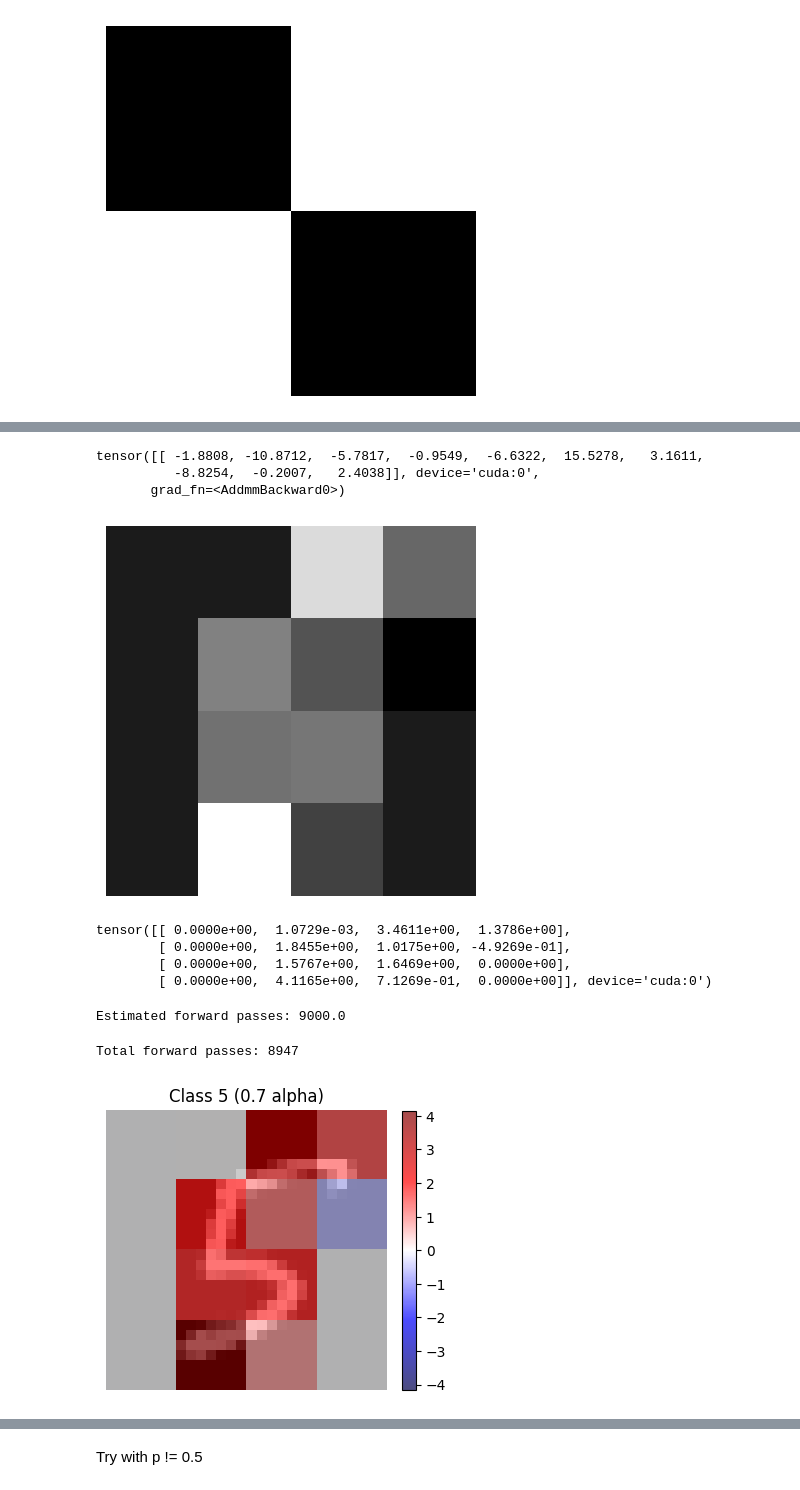
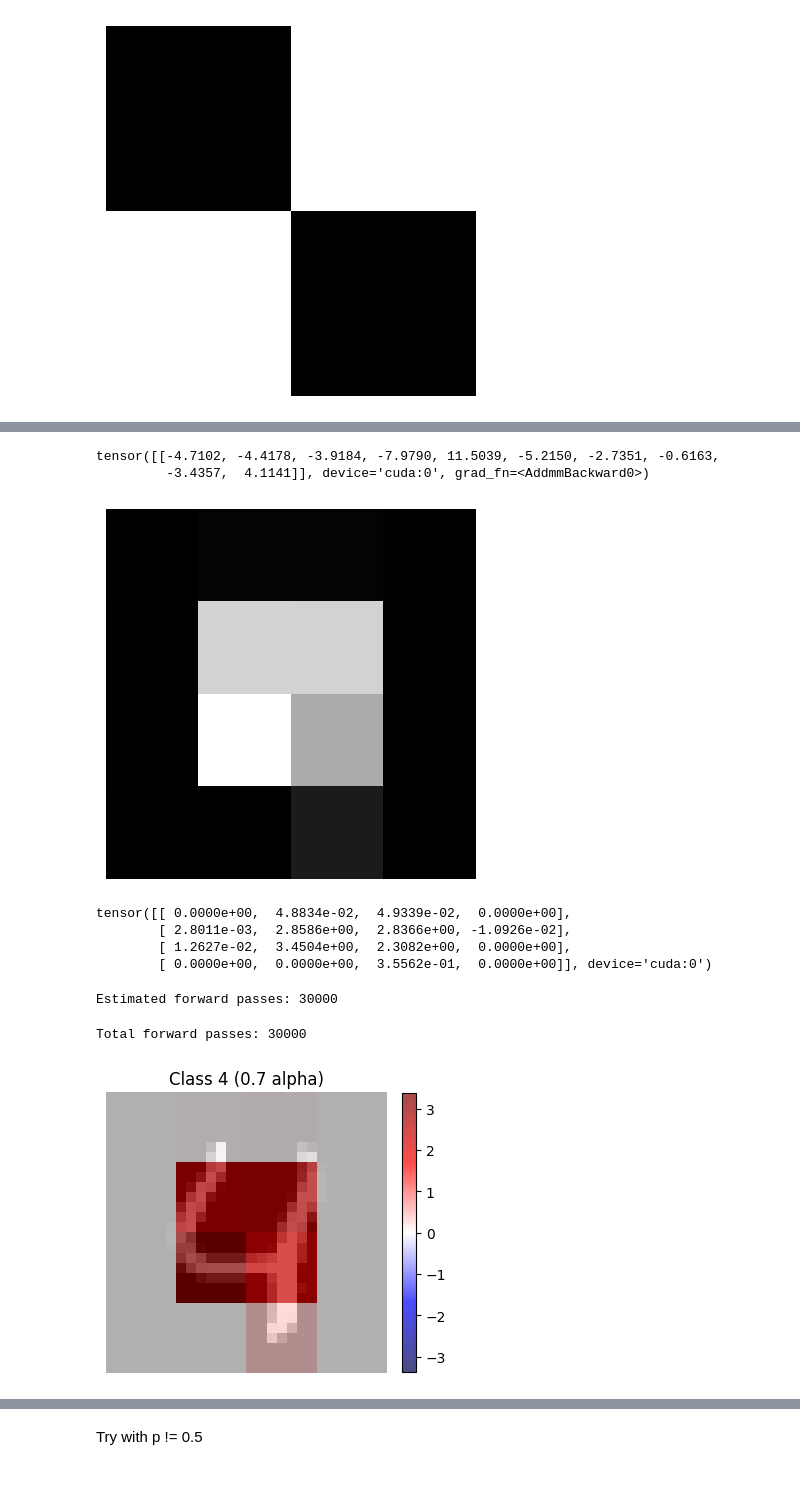
Before and after one commit to muratozturk1337/B-RISE, a Jupyter notebook: notebooks/MNSIT.ipynb, the cells around one changed output, grey strips where cells are left out. Saved outputs shown, nothing was run; the diff lists cells and outputs as text; code cells hidden in the pictures.

```diff
--- a/notebooks/MNSIT.ipynb
+++ b/notebooks/MNSIT.ipynb
@@ -188,0 +229,7 @@ sal_map_brise = utils.draw_saliency_overlay_mnist(img_x, sal, class_id=5, norm_m
+# %%
+img_x, label = examples[8][1]
+
+plt.imshow(img_x.squeeze().cpu(), cmap="gray")
+plt.title(f"Label: {label.item()}")
+plt.axis("off")
+plt.show()
@@ -211,32 +353,31 @@ plt.show()
 # %%
-model(img_x) # should be class 1 with high confidence, it is..
+model(img_x)
 # %% [output]
-tensor([[ -1.8808, -10.8712,  -5.7817,  -0.9549,  -6.6322,  15.5278,   3.1611,
-          -8.8254,  -0.2007,   2.4038]], device='cuda:0',
-       grad_fn=<AddmmBackward0>)
+tensor([[-4.7102, -4.4178, -3.9184, -7.9790, 11.5039, -5.2150, -2.7351, -0.6163,
+         -3.4357,  4.1141]], device='cuda:0', grad_fn=<AddmmBackward0>)
 # %%
 beta = exact_banzhaf_supergrid(model, img_x, s=4)
 # %%
-utils.draw_mask(beta[5])
+utils.draw_mask(beta[4])
 # %% [output]
-[figure, old version]
+[figure, new version]
 # %%
-beta[5]
+beta[4]
 # %% [output]
-tensor([[ 0.0000e+00,  1.0729e-03,  3.4611e+00,  1.3786e+00],
-        [ 0.0000e+00,  1.8455e+00,  1.0175e+00, -4.9269e-01],
-        [ 0.0000e+00,  1.5767e+00,  1.6469e+00,  0.0000e+00],
-        [ 0.0000e+00,  4.1165e+00,  7.1269e-01,  0.0000e+00]], device='cuda:0')
+tensor([[ 0.0000e+00,  4.8834e-02,  4.9339e-02,  0.0000e+00],
+        [ 2.8011e-03,  2.8586e+00,  2.8366e+00, -1.0926e-02],
+        [ 1.2627e-02,  3.4504e+00,  2.3082e+00,  0.0000e+00],
+        [ 0.0000e+00,  0.0000e+00,  3.5562e-01,  0.0000e+00]], device='cuda:0')
 # %%
 # do banzhaf approx
-rise_banzhaf = B_RISE(model, img_x)
-rise_banzhaf.generate_masks(N=1000, s=4, p=0.5, mode="nearest")
+brise_banzhaf = B_RISE(model, img_x)
+brise_banzhaf.generate_masks(N=10000, s=4, p=0.5, mode="nearest")
 # %%
-sal = rise_banzhaf.forward(img_x, no_shift=True)
+sal_brise = brise_banzhaf.forward(img_x, no_shift=True, K=2)
 # %% [output]
-Estimated forward passes: 9000.0
+Estimated forward passes: 30000
-Total forward passes: 8947
+Total forward passes: 30000
 # %%
-sal_map_brise = utils.draw_saliency_overlay_mnist(img_x, sal, class_id=5, norm_mode="symmetric", alpha = 0.7)
+sal_map_brise = utils.draw_saliency_overlay_mnist(img_x, sal_brise, class_id=4, norm_mode="symmetric", alpha = 0.7)
 # %% [output]
-[figure, old version]
+[figure, new version]
```
Also changed, not shown: parts of 76 cells of this notebook, 26 other files.
